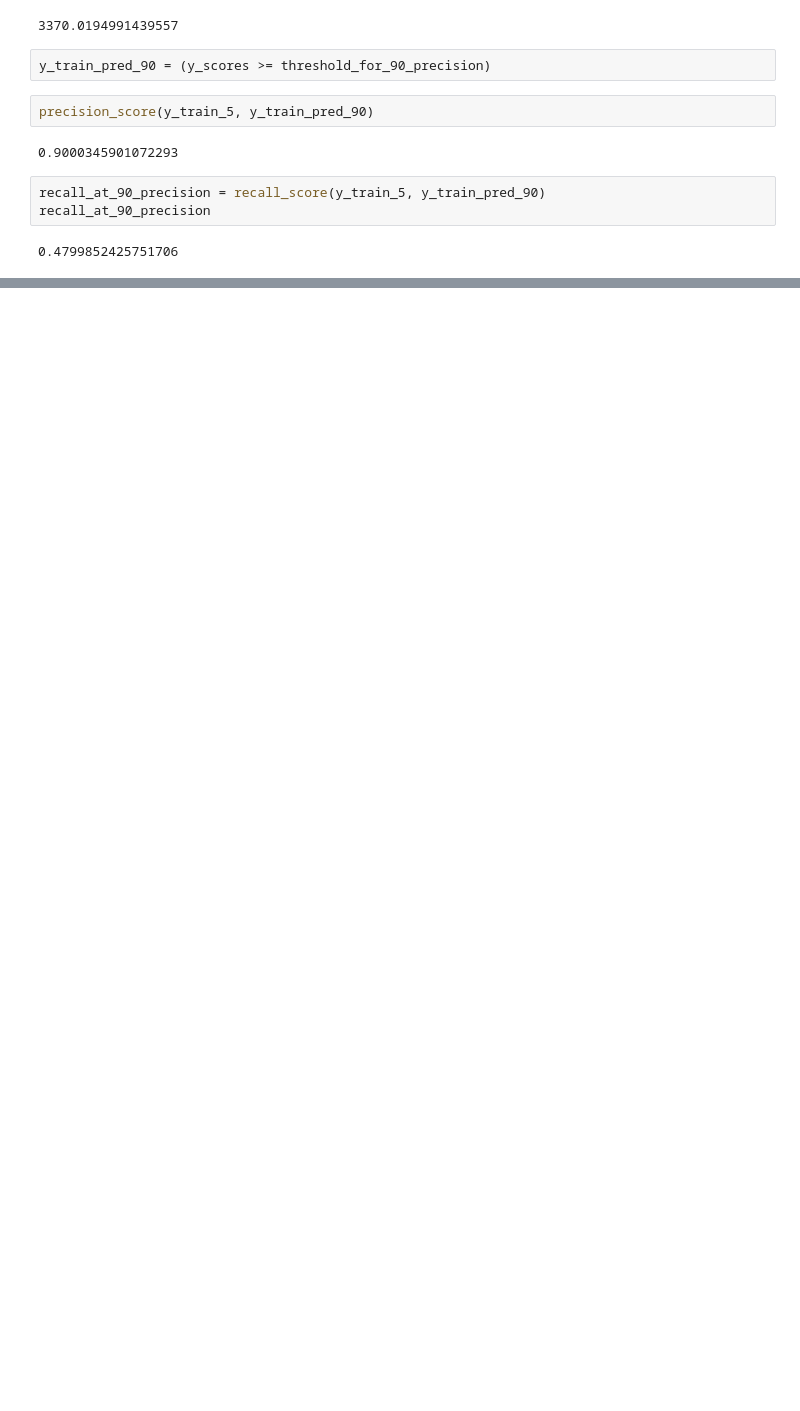
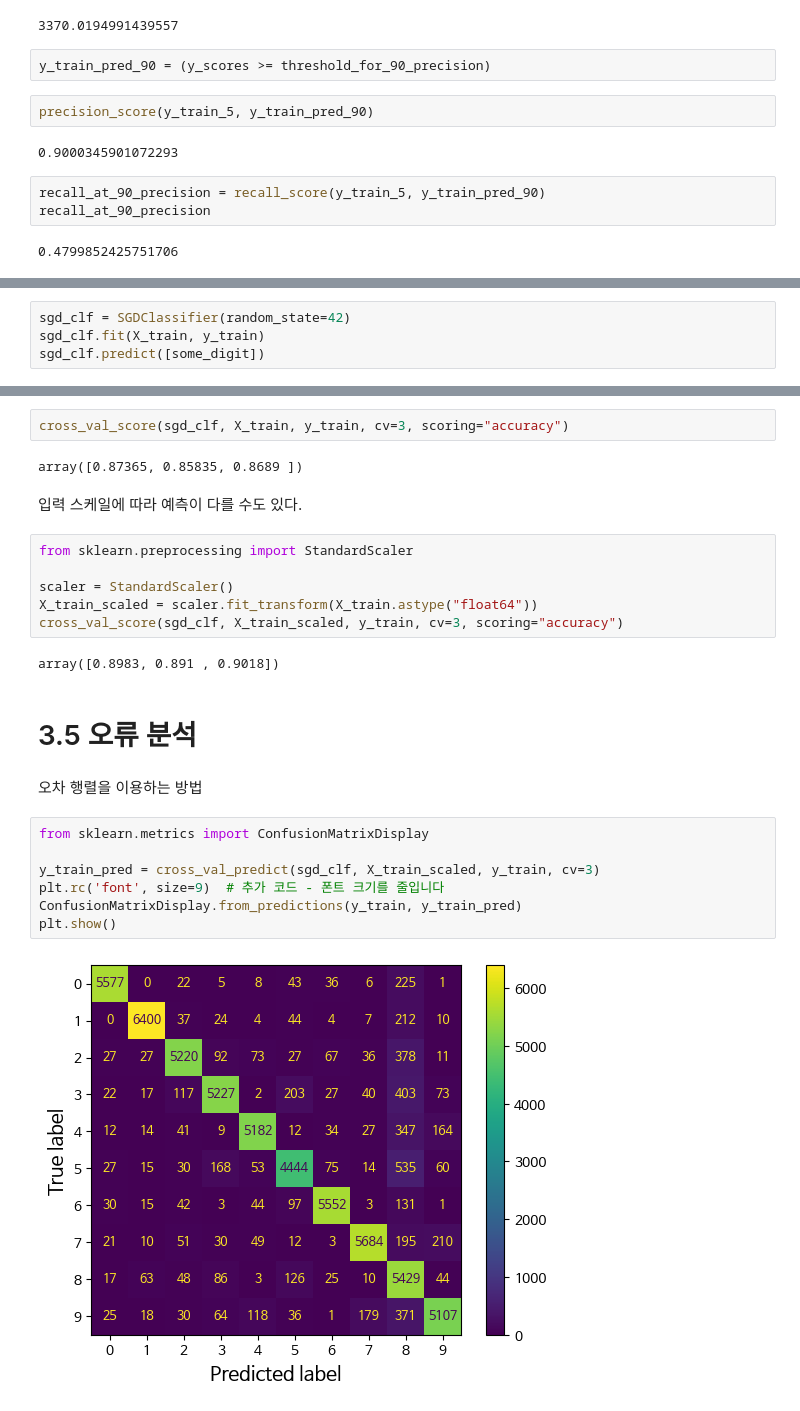
Before and after one commit to sheepjun96/Hands_On-Maching-Learning, a Jupyter notebook: 3장_분류.ipynb, the cells around one changed output, grey strips where cells are left out. Cells and saved outputs as stored; diff of their text form; blank space fills up the shorter version.

```diff
--- a/3장_분류.ipynb
+++ b/3장_분류.ipynb
@@ -328,0 +496,4 @@ recall_at_90_precision
+# %%
+sgd_clf = SGDClassifier(random_state=42)
+sgd_clf.fit(X_train, y_train)
+sgd_clf.predict([some_digit])
@@ -328,0 +509,27 @@ recall_at_90_precision
+# %%
+cross_val_score(sgd_clf, X_train, y_train, cv=3, scoring="accuracy")
+# %% [output]
+array([0.87365, 0.85835, 0.8689 ])
+# %% [markdown]
+입력 스케일에 따라 예측이 다를 수도 있다.
+# %%
+from sklearn.preprocessing import StandardScaler
+
+scaler = StandardScaler()
+X_train_scaled = scaler.fit_transform(X_train.astype("float64"))
+cross_val_score(sgd_clf, X_train_scaled, y_train, cv=3, scoring="accuracy")
+# %% [output]
+array([0.8983, 0.891 , 0.9018])
+# %% [markdown]
+# 3.5 오류 분석
+# %% [markdown]
+오차 행렬을 이용하는 방법
+# %%
+from sklearn.metrics import ConfusionMatrixDisplay
+
+y_train_pred = cross_val_predict(sgd_clf, X_train_scaled, y_train, cv=3)
+plt.rc('font', size=9)  # 추가 코드 - 폰트 크기를 줄입니다
+ConfusionMatrixDisplay.from_predictions(y_train, y_train_pred)
+plt.show()
+# %% [output]
+[figure, added]
```
Also changed, not shown: parts of 51 cells of this notebook.
